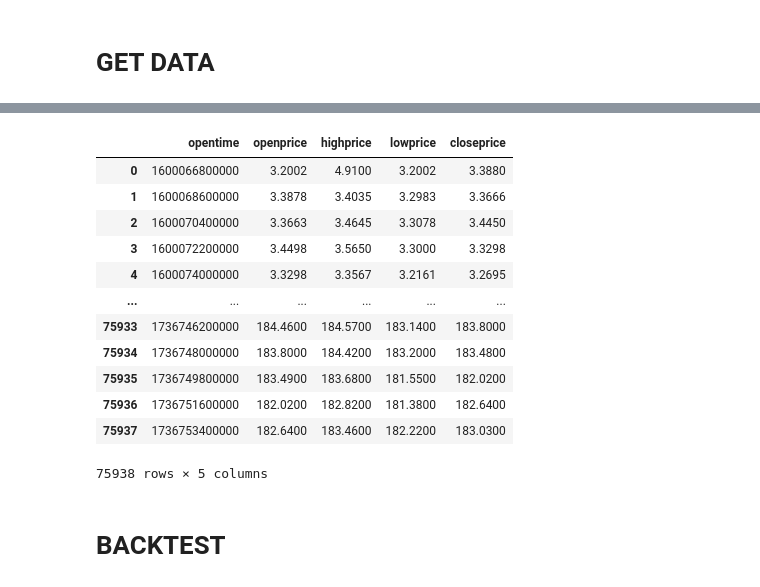
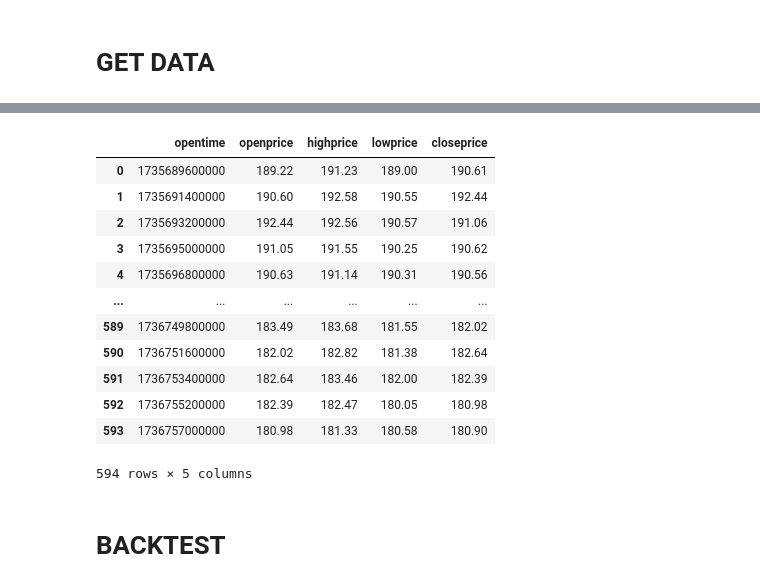
Before and after one commit to rheza-bitwyre/local-share-2, a Jupyter notebook: 03X_ST_IC/01_dev/03_basic_ST_IC_back_test.ipynb, the cells around one changed output, grey strips where cells are left out. Saved outputs shown, nothing was run; the diff lists cells and outputs as text; code cells hidden in the pictures.

```diff
--- a/03X_ST_IC/01_dev/03_basic_ST_IC_back_test.ipynb
+++ b/03X_ST_IC/01_dev/03_basic_ST_IC_back_test.ipynb
@@ -1697,8 +1703,8 @@ def binance_recursive_fetch_2(coins, interval, starttime, endtime, data_type='sp
 sample_spot = binance_recursive_fetch_2(
     ['SOL'],
     '30m',
-    starttime=int(pd.to_datetime('2015-01-01 00:00', utc=True).timestamp() * 1000),
-    endtime=int(pd.to_datetime('2024-12-31 23:59', utc=True).timestamp() * 1000),
+    starttime=int(pd.to_datetime('2025-01-01 00:00', utc=True).timestamp() * 1000),
+    endtime=int(pd.to_datetime('2026-01-01 00:00', utc=True).timestamp() * 1000),
     data_type='futures'  # Fetch futures/sport
 )
 
@@ -1738,16 +1730,16 @@ Reached endtime at 2025-01-13 07:31:00. Stopping fetch.
 |  | opentime | openprice | highprice | lowprice | closeprice |
-| 0 | 1600066800000 | 3.2002 | 4.9100 | 3.2002 | 3.3880 |
-| 1 | 1600068600000 | 3.3878 | 3.4035 | 3.2983 | 3.3666 |
-| 2 | 1600070400000 | 3.3663 | 3.4645 | 3.3078 | 3.4450 |
-| 3 | 1600072200000 | 3.4498 | 3.5650 | 3.3000 | 3.3298 |
-| 4 | 1600074000000 | 3.3298 | 3.3567 | 3.2161 | 3.2695 |
+| 0 | 1735689600000 | 189.22 | 191.23 | 189.00 | 190.61 |
+| 1 | 1735691400000 | 190.60 | 192.58 | 190.55 | 192.44 |
+| 2 | 1735693200000 | 192.44 | 192.56 | 190.57 | 191.06 |
+| 3 | 1735695000000 | 191.05 | 191.55 | 190.25 | 190.62 |
+| 4 | 1735696800000 | 190.63 | 191.14 | 190.31 | 190.56 |
 | ... | ... | ... | ... | ... | ... |
-| 75933 | 1736746200000 | 184.4600 | 184.5700 | 183.1400 | 183.8000 |
-| 75934 | 1736748000000 | 183.8000 | 184.4200 | 183.2000 | 183.4800 |
-| 75935 | 1736749800000 | 183.4900 | 183.6800 | 181.5500 | 182.0200 |
-| 75936 | 1736751600000 | 182.0200 | 182.8200 | 181.3800 | 182.6400 |
-| 75937 | 1736753400000 | 182.6400 | 183.4600 | 182.2200 | 183.0300 |
+| 589 | 1736749800000 | 183.49 | 183.68 | 181.55 | 182.02 |
+| 590 | 1736751600000 | 182.02 | 182.82 | 181.38 | 182.64 |
+| 591 | 1736753400000 | 182.64 | 183.46 | 182.00 | 182.39 |
+| 592 | 1736755200000 | 182.39 | 182.47 | 180.05 | 180.98 |
+| 593 | 1736757000000 | 180.98 | 181.33 | 180.58 | 180.90 |
-75938 rows × 5 columns
+594 rows × 5 columns
 # %% [markdown]
 # BACKTEST
 # %%
```
Also changed, not shown: parts of 9 cells of this notebook, 5 other files.
